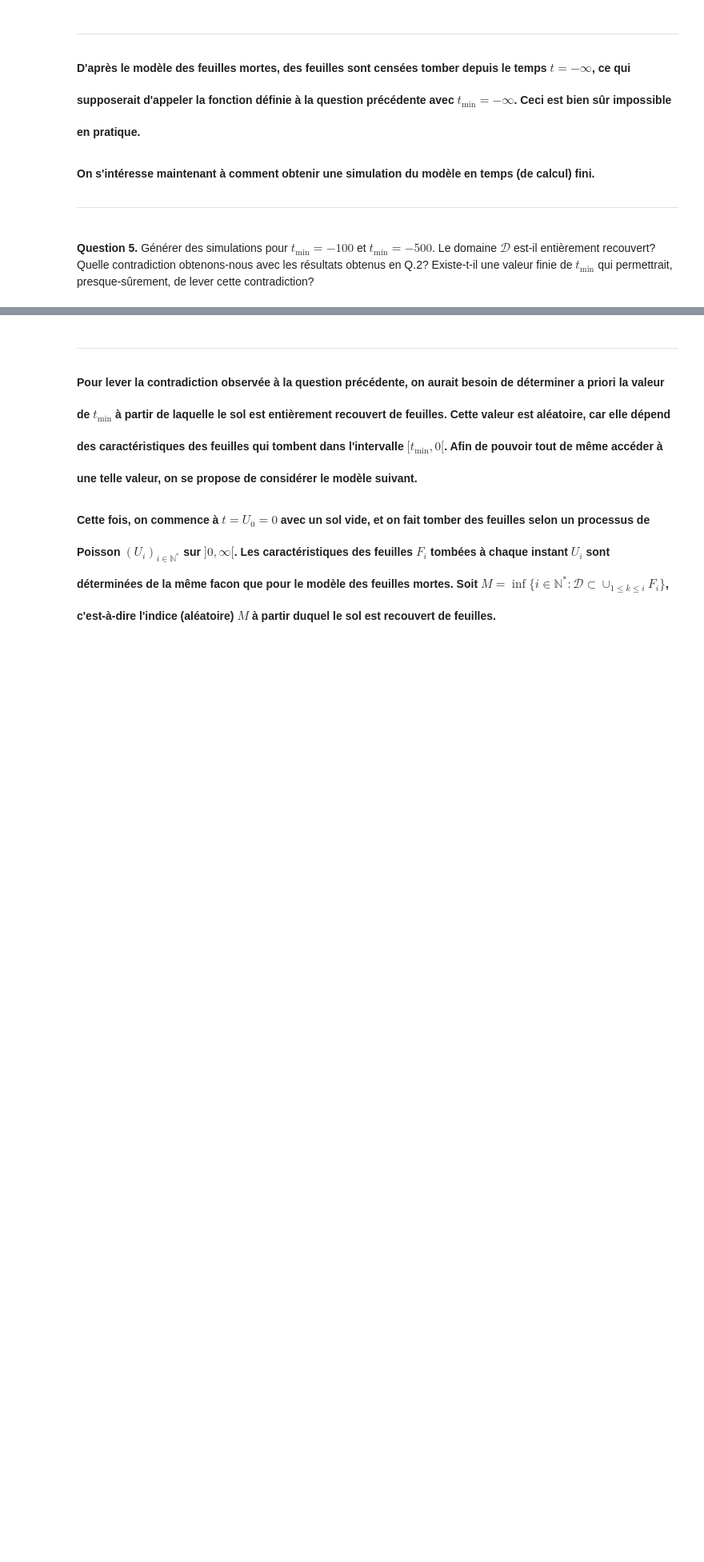
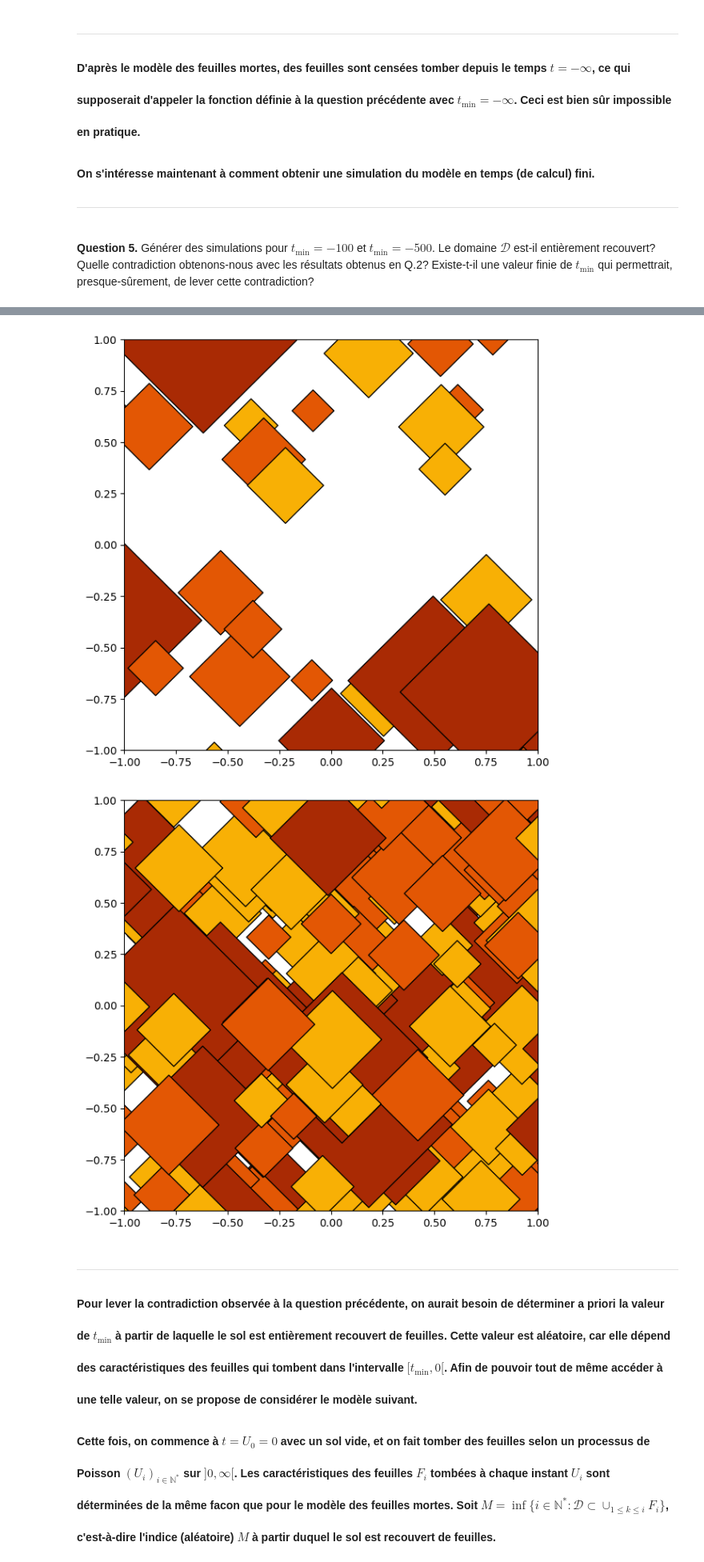
Before and after one commit to comemazelier/projet_proba, a Jupyter notebook: PN_Probas_24-25_VF-2.ipynb, the cells around one changed output, grey strips where cells are left out. Shown: that part at 80% size. Cells and saved outputs as stored; diff of their text form; code cells hidden in the pictures; blank space fills up the shorter version.

```diff
--- a/PN_Probas_24-25_VF-2.ipynb
+++ b/PN_Probas_24-25_VF-2.ipynb
@@ -666,16 +666,15 @@ def simPosition(Dext): #chi(F) suit une loi uniforme sur Dext = [D[0], D[1]]^2
 # %%
 def simFeuilles(t_min,theta,p,a,b,Dext):
     temps_arrivee = simTempsArrivee(t_min,theta)
-    positions = simPosition(Dext)
-    couleurs = simCouleur(p)
-    tailles = []
-    for couleur in couleurs:
-        tailles.append( simTaille(couleur,a,b))
 
     Sim = []
+
     for i in range(len(temps_arrivee)):
-        Sim.append( [temps_arrivee[i],positions[i],tailles[i],couleurs[i]])
-    return Sim
+        x,y = simPosition(Dext)
+        couleur = simCouleur(p)
+        taille = simTaille(couleur,a,b)
+        Sim.append( [temps_arrivee[i],x,y,taille,couleur])
+    return np.array(Sim)
 # %% [markdown]
 <h1 style="font-family: Georgia, serif;font-size: 1em;margin-left: 3em;margin-right: 4em;">
 
@@ -693,15 +712,18 @@ On s'intéresse maintenant à comment obtenir une simulation du modèle en temps
 # %%
 # Test: Simulation de tapis de feuilles
 
 ## t_min = -100
-Sim_m100=## COMPLETER ###
+Sim_m100= simFeuilles(t_min= -100, theta=theta,p=p,a=a,b=b,Dext=Dext)
 ## Plot
 plotSim(Sim_m100)
 
 ## t_min = -500
-Sim_m500=## COMPLETER ###
+Sim_m500=simFeuilles(t_min= -500, theta=theta,p=p,a=a,b=b,Dext=Dext)
 ## Plot
 plotSim(Sim_m500)
+# %% [output]
+[figure, added]
+[figure, added]
 # %% [markdown]
 <h1 style="font-family: Georgia, serif;font-size: 1em;margin-left: 3em;margin-right: 4em;">
 
```
Also changed, not shown: parts of 2 cells of this notebook.
